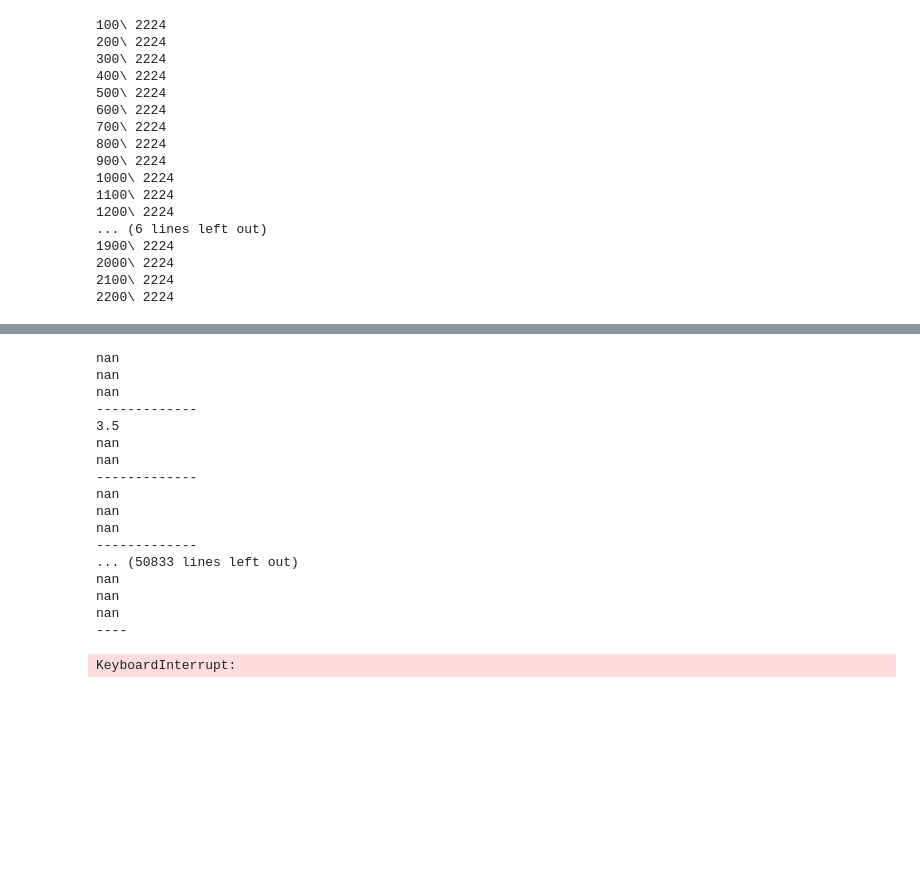
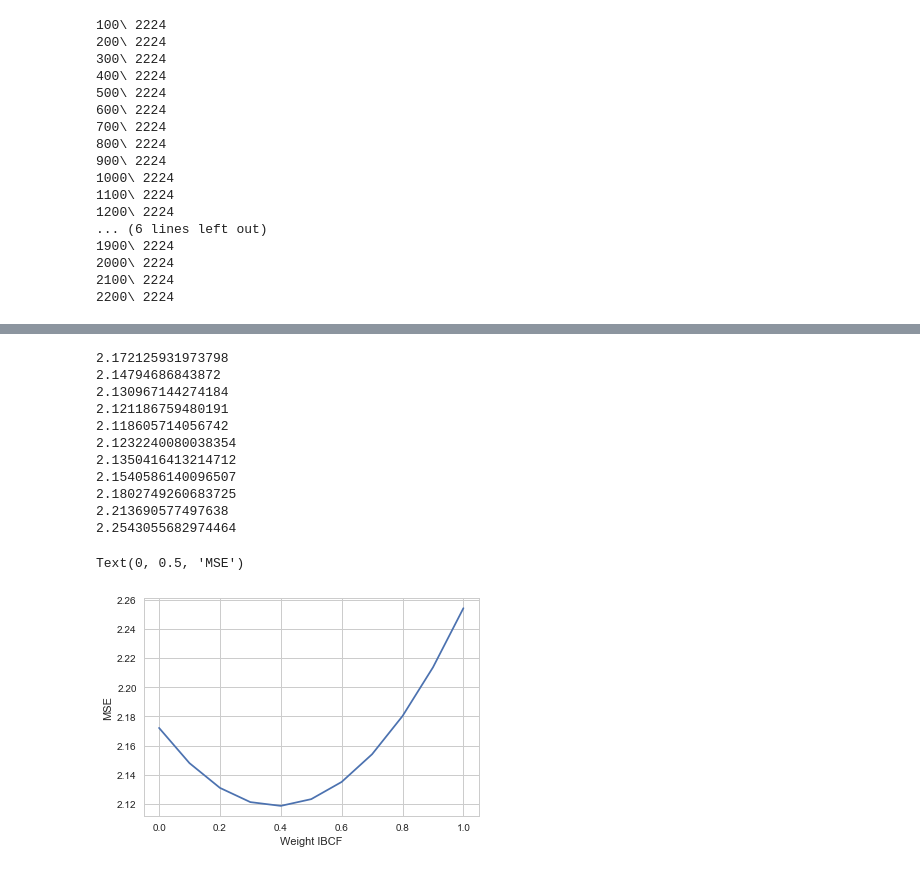
Before and after one commit to MichaelF89/celp, a Jupyter notebook: data-analysis/Data-Recommendation.ipynb, the cells around one changed output, grey strips where cells are left out. Saved outputs shown, nothing was run; the diff lists cells and outputs as text; code cells hidden in the pictures; blank space fills up the shorter version.

```diff
--- a/data-analysis/Data-Recommendation.ipynb
+++ b/data-analysis/Data-Recommendation.ipynb
@@ -486,27 +474,38 @@ nan
 # %%
 def calculate_mse_weights(predicted_item_based_cosine, predicted_content_based):
-    for weight in [0.1, 0.2, 0.3, 0.4, 0.5, 0.6, 0.7, 0.8, 0.9]:
+    for weight in [0,0.1, 0.2, 0.3, 0.4, 0.5, 0.6, 0.7, 0.8, 0.9,1]:
         hybrid_predictions = df_predictions_combiner(predicted_item_based_cosine, predicted_content_based, weight)
-        mean_square_error = mse(hybrid_predictions)
-        print("MSE for weight: " + str(weight) + " is " + str(mean_square_error))
+        mean_square_error = mse(hybrid_predictions.dropna(subset=[3]), 3)
+        print(mean_square_error)#"MSE for weight: " + str(weight) + " is " + str(mean_square_error))
 
 calculate_mse_weights(predicted_item_based_cosine, predicted_content_based)
 # %% [output]
-nan
-nan
-nan
--------------
-3.5
-nan
-nan
--------------
-nan
-nan
-nan
--------------
-... (50833 lines left out)
-nan
-nan
-nan
-----
+2.172125931973798
+2.14794686843872
+2.130967144274184
+2.121186759480191
+2.118605714056742
+2.1232240080038354
+2.1350416413214712
+2.1540586140096507
+2.1802749260683725
+2.213690577497638
+2.2543055682974464
-KeyboardInterrupt:
+# %%
+x = [0,0.1, 0.2, 0.3, 0.4, 0.5, 0.6, 0.7, 0.8, 0.9,1]
+y = [2.172125931973798, 2.14794686843872, 2.130967144274184, 2.121186759480191, 2.118605714056742, 2.1232240080038354, 2.1350416413214712, 2.1540586140096507, 2.1802749260683725, 2.213690577497638, 2.2543055682974464]
+xy = {}
+
+for i in range(len(x)):
+    xy[x[i]] = y[i]
+
+%matplotlib inline
+import matplotlib.pyplot as plt
+plt.style.use('seaborn-whitegrid')
+
+plt.plot(x,y)
+plt.xlabel('Weight IBCF')
+plt.ylabel('MSE')
+# %% [output]
+Text(0, 0.5, 'MSE')
+[figure, added]
```
Also changed, not shown: parts of 12 cells of this notebook.
